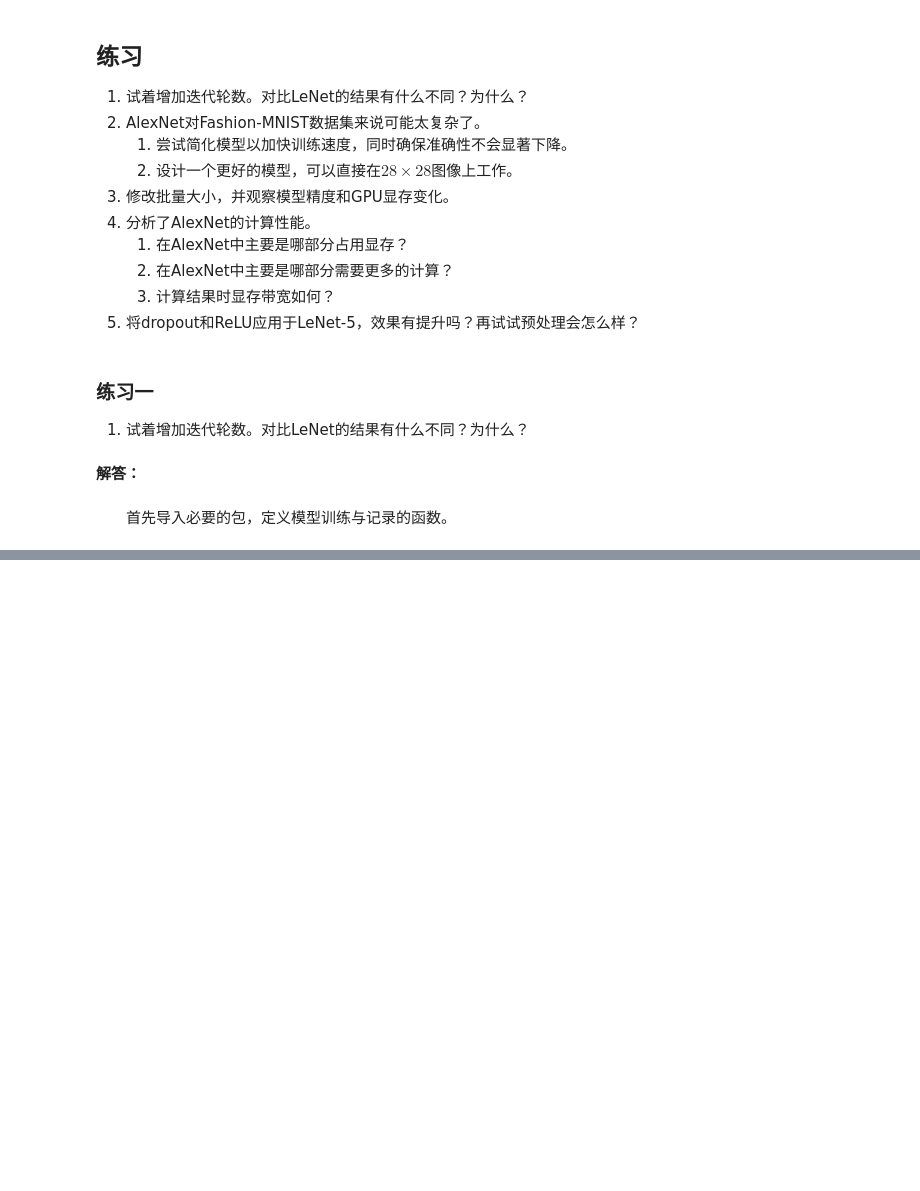
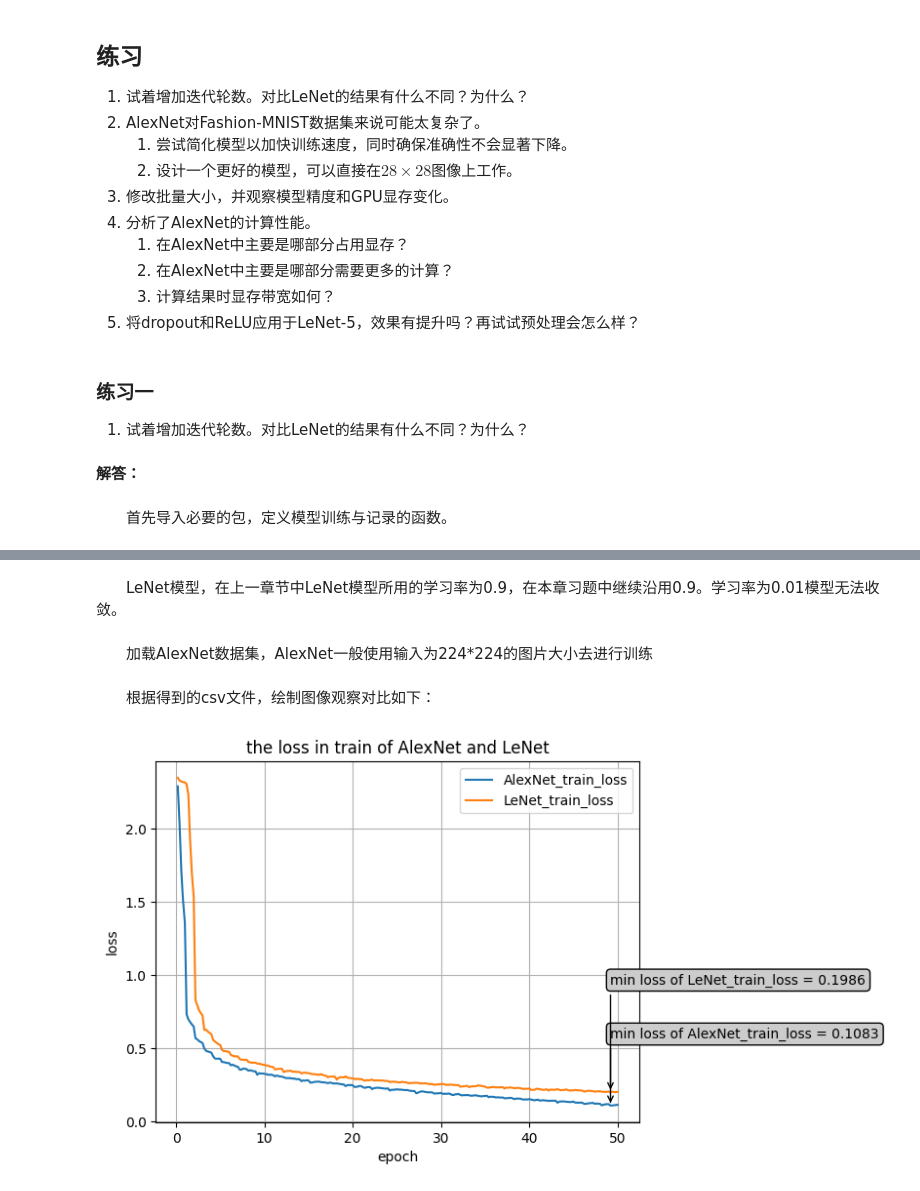
Before and after one commit to lixinjie97/Deep_learning_tutorial, a Jupyter notebook: 06.convolutional-modern/02.alexnet.ipynb, the cells around one changed output, grey strips where cells are left out. Saved outputs shown, nothing was run; the diff lists cells and outputs as text; code cells hidden in the pictures; blank space fills up the shorter version.

Commit message:
Add answers to exercises for AlexNet of modern convolutional neural networks

```diff
--- a/06.convolutional-modern/02.alexnet.ipynb
+++ b/06.convolutional-modern/02.alexnet.ipynb
@@ -249,0 +319,2 @@ def train_models(net, # 网络
+# %% [markdown]
+&emsp;&emsp;LeNet模型，在上一章节中LeNet模型所用的学习率为0.9，在本章习题中继续沿用0.9。学习率为0.01模型无法收敛。
@@ -249,0 +323,2 @@ def train_models(net, # 网络
+# %% [markdown]
+&emsp;&emsp;加载AlexNet数据集，AlexNet一般使用输入为224*224的图片大小去进行训练
@@ -249,0 +328,10 @@ def train_models(net, # 网络
+# %% [markdown]
+&emsp;&emsp;根据得到的csv文件，绘制图像观察对比如下：
+# %%
+# 读取文件，得到记录数据
+draw_figures(pth=os.path.join(pth, 'ch7_01.csv'),
+             label_list=[('AlexNet_epoch_train', 'AlexNet_train_loss'),
+                         ('LeNet_epoch_train', 'LeNet_train_loss')],
+             title='the loss in train of AlexNet and LeNet')
+# %% [output]
+[figure, added]
```
Also changed, not shown: parts of 48 cells of this notebook, 2 other files.
